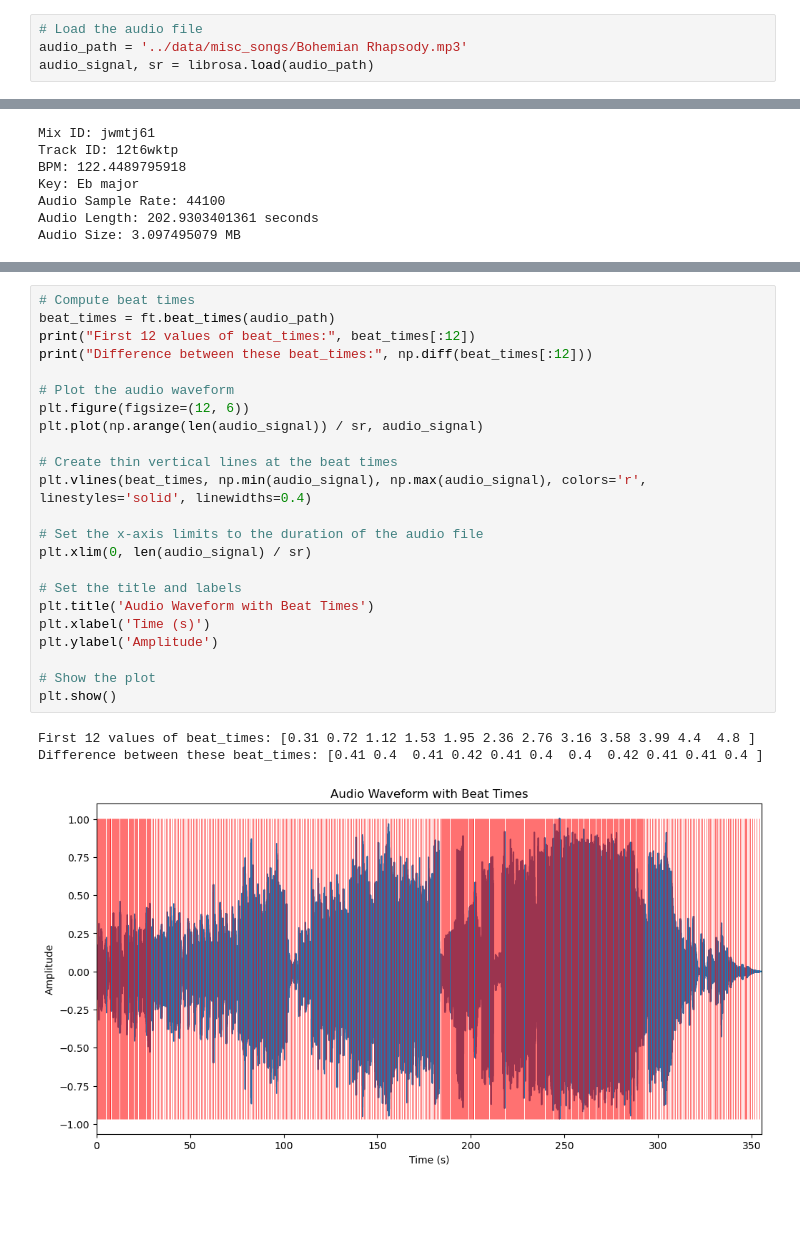
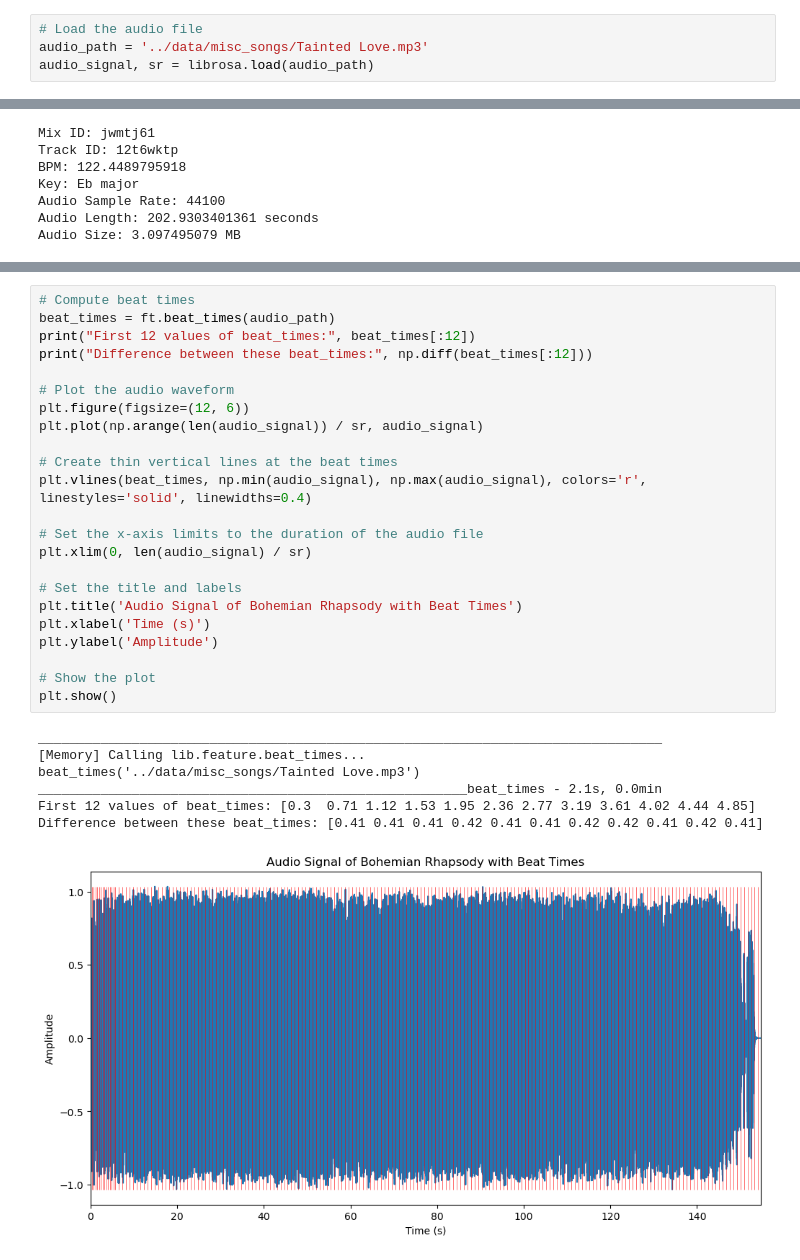
Before and after one commit to michaelhein39/dj-transition-predictor, a Jupyter notebook: notebooks/features_eda.ipynb, the cells around one changed output, grey strips where cells are left out. Drawn from its saved outputs; the diff is of its cells as text; blank space fills up the shorter version.

Commit message:
new graphs for spring interim report

```diff
--- a/notebooks/features_eda.ipynb
+++ b/notebooks/features_eda.ipynb
@@ -10,7 +11,7 @@ sys.path.insert(0, '../')
 import lib.feature as ft
 # %%
 # Load the audio file
-audio_path = '../data/misc_songs/Bohemian Rhapsody.mp3'
+audio_path = '../data/misc_songs/Tainted Love.mp3'
 audio_signal, sr = librosa.load(audio_path)
 # %%
 # Data on this track from tracks.csv
@@ -54,30 +59,34 @@ Length of array: 35540
 # %%
 # Compute beat times
 beat_times = ft.beat_times(audio_path)
 print("First 12 values of beat_times:", beat_times[:12])
 print("Difference between these beat_times:", np.diff(beat_times[:12]))
 
 # Plot the audio waveform
 plt.figure(figsize=(12, 6))
 plt.plot(np.arange(len(audio_signal)) / sr, audio_signal)
 
 # Create thin vertical lines at the beat times
 plt.vlines(beat_times, np.min(audio_signal), np.max(audio_signal), colors='r', linestyles='solid', linewidths=0.4)
 
 # Set the x-axis limits to the duration of the audio file
 plt.xlim(0, len(audio_signal) / sr)
 
 # Set the title and labels
-plt.title('Audio Waveform with Beat Times')
+plt.title('Audio Signal of Bohemian Rhapsody with Beat Times')
 plt.xlabel('Time (s)')
 plt.ylabel('Amplitude')
 
 # Show the plot
 plt.show()
 # %% [output]
-First 12 values of beat_times: [0.31 0.72 1.12 1.53 1.95 2.36 2.76 3.16 3.58 3.99 4.4  4.8 ]
-Difference between these beat_times: [0.41 0.4  0.41 0.42 0.41 0.4  0.4  0.42 0.41 0.41 0.4 ]
+________________________________________________________________________________
+[Memory] Calling lib.feature.beat_times...
+beat_times('../data/misc_songs/Tainted Love.mp3')
+_______________________________________________________beat_times - 2.1s, 0.0min
+First 12 values of beat_times: [0.3  0.71 1.12 1.53 1.95 2.36 2.77 3.19 3.61 4.02 4.44 4.85]
+Difference between these beat_times: [0.41 0.41 0.41 0.42 0.41 0.41 0.42 0.42 0.41 0.42 0.41]
-[figure, old version]
+[figure, new version]
 # %%
 # Comput melspectrogram
 melspectrogram = ft.melspectrogram(audio_path)
```
Also changed, not shown: parts of 13 cells of this notebook, 1 other file.
